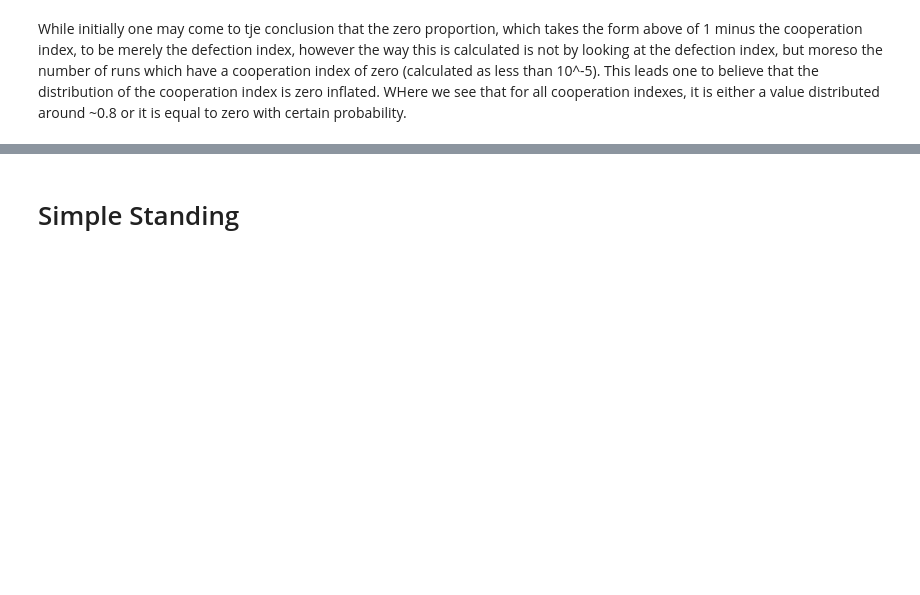
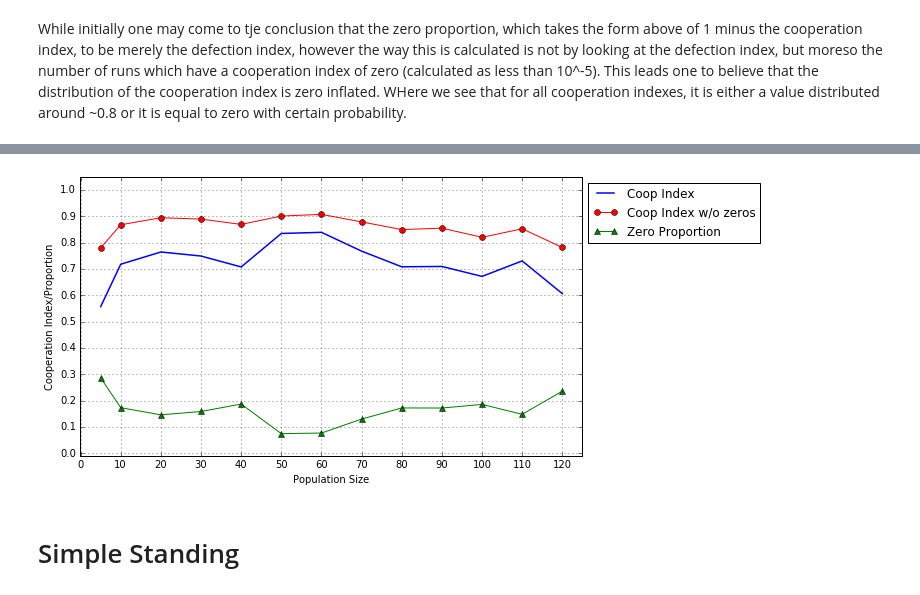
Before and after one commit to konradcybulski/GameTheory1041, a Jupyter notebook: Python_Resources/SimulationResultVerification.ipynb, the cells around one changed output, grey strips where cells are left out. Cells and saved outputs as stored; diff of their text form; code cells hidden in the pictures; blank space fills up the shorter version.

```diff
--- a/Python_Resources/SimulationResultVerification.ipynb
+++ b/Python_Resources/SimulationResultVerification.ipynb
@@ -104,3 +107,24 @@ While initially one may come to tje conclusion that the zero proportion, which t
+# %%
+coop_index = [0.55671953,0.717854758,0.764312844,0.748989805,0.707472638,0.834710665,0.838990698,0.767615598,0.708101936,0.709383435,0.671574256,0.730423794,0.606060629]
+population_sizes_temp = [5,10,20,30,40,50,60,70,80,90,100,110,120]
+zero_proportion = [0.286346651,0.172696458,0.145584712,0.158310288,0.186614808,0.074261587,0.076428718,0.129578862,0.171840962,0.171456635,0.185223429,0.147639872,0.235549487]
+coop_index_wo_zeros = [0.780095131,0.86768886,0.89447719,0.889273361,0.869099708,0.900894275,0.907260109,0.878697814,0.849517584,0.854871055,0.820141081,0.852480787,0.781452704]
+line_standard, = plt.plot(population_sizes_temp, coop_index, linewidth=1.5, label='Coop Index')
+line_zero_prop, = plt.plot(population_sizes_temp, zero_proportion, label='Zero Proportion', marker='^')
+line_wo_zeros, = plt.plot(population_sizes_temp, coop_index_wo_zeros, label='Coop Index w/o zeros', marker='o')
+plt.ylim((-0.01, 1.05))
+plt.xlim((-0.1, 125))
+plt.legend(handles=[line_standard, line_wo_zeros, line_zero_prop], loc='upper left', bbox_to_anchor=(1,1))
+plt.grid(b=True, which='both')
+plt.rcParams["figure.figsize"][0] = 9
+plt.rcParams["figure.figsize"][1] = 5
+plt.xticks([10*i for i in range(13)])
+plt.yticks([0.1*i for i in range(11)])
+plt.ylabel('Cooperation Index/Proportion')
+plt.xlabel('Population Size')
+plt.show()
+# %% [output]
+[figure, added]
 # %% [markdown]
 # Simple Standing #
 # %%
```
Also changed, not shown: parts of 2 cells of this notebook, 12 other files.
